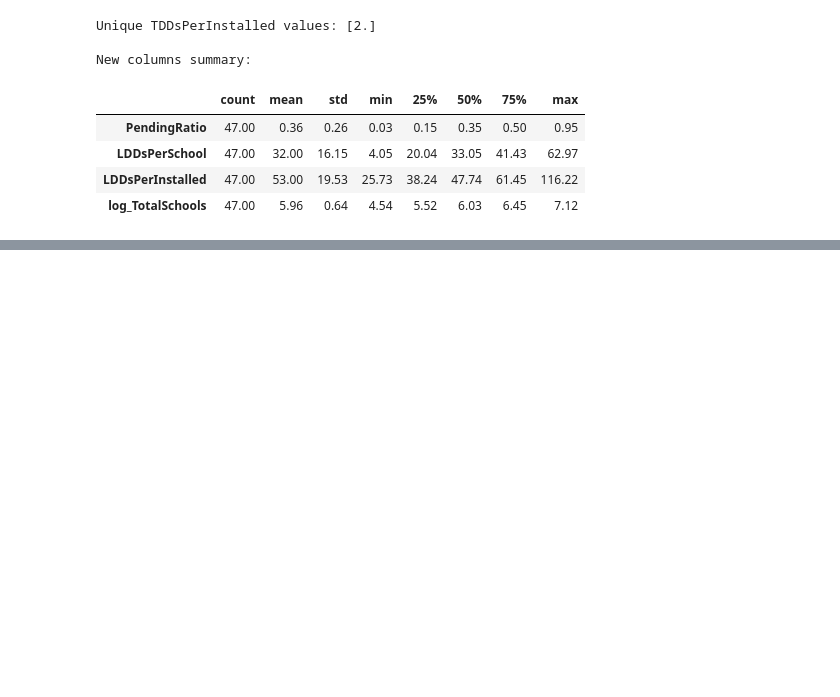
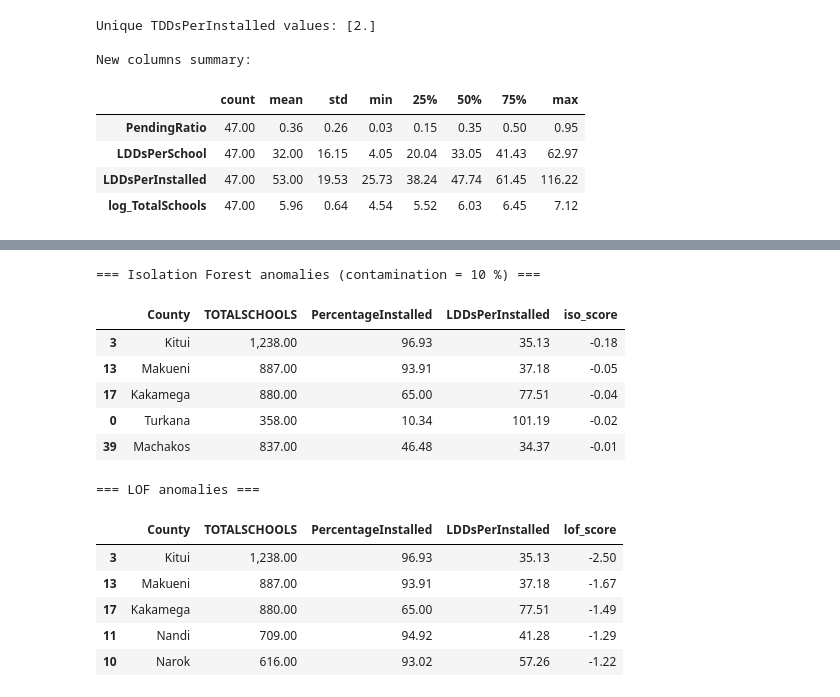
Before and after one commit to Rukundo-elie/country-schools-lab, a Jupyter notebook: Lab2_CountrySchools.ipynb, the cells around one changed output, grey strips where cells are left out. Cells and saved outputs as stored; diff of their text form; code cells hidden in the pictures; blank space fills up the shorter version.

```diff
--- a/Lab2_CountrySchools.ipynb
+++ b/Lab2_CountrySchools.ipynb
@@ -250,0 +274,37 @@ New columns summary:
+# %%
+# --- 5.3 Isolation Forest ---------------------------------------------------
+anom_feats = ["TOTALSCHOOLS","TotalSchoolsInstalled","SchoolsPending",
+              "PercentageInstalled","InstalledLDDs","InstalledTDDs"]
+Xa = StandardScaler().fit_transform(df[anom_feats])
+
+iso = IsolationForest(n_estimators=200, contamination=0.10, random_state=RANDOM_STATE)
+df["iso_label"] = iso.fit_predict(Xa)          # -1 = outlier
+df["iso_score"] = iso.decision_function(Xa)    # lower = more anomalous
+
+iso_out = df[df["iso_label"] == -1].sort_values("iso_score")
+print("=== Isolation Forest anomalies (contamination = 10 %) ===")
+display(iso_out[["County","TOTALSCHOOLS","PercentageInstalled","LDDsPerInstalled","iso_score"]])
+
+# --- 5.4 Local Outlier Factor -----------------------------------------------
+lof = LocalOutlierFactor(n_neighbors=7, contamination=0.10)
+df["lof_label"] = lof.fit_predict(Xa)
+df["lof_score"] = lof.negative_outlier_factor_
+
+lof_out = df[df["lof_label"] == -1].sort_values("lof_score")
+print("\n=== LOF anomalies ===")
+display(lof_out[["County","TOTALSCHOOLS","PercentageInstalled","LDDsPerInstalled","lof_score"]])
+# %% [output]
+=== Isolation Forest anomalies (contamination = 10 %) ===
+|  | County | TOTALSCHOOLS | PercentageInstalled | LDDsPerInstalled | iso_score |
+| 3 | Kitui | 1,238.00 | 96.93 | 35.13 | -0.18 |
+| 13 | Makueni | 887.00 | 93.91 | 37.18 | -0.05 |
+| 17 | Kakamega | 880.00 | 65.00 | 77.51 | -0.04 |
+| 0 | Turkana | 358.00 | 10.34 | 101.19 | -0.02 |
+| 39 | Machakos | 837.00 | 46.48 | 34.37 | -0.01 |
+=== LOF anomalies ===
+|  | County | TOTALSCHOOLS | PercentageInstalled | LDDsPerInstalled | lof_score |
+| 3 | Kitui | 1,238.00 | 96.93 | 35.13 | -2.50 |
+| 13 | Makueni | 887.00 | 93.91 | 37.18 | -1.67 |
+| 17 | Kakamega | 880.00 | 65.00 | 77.51 | -1.49 |
+| 11 | Nandi | 709.00 | 94.92 | 41.28 | -1.29 |
+| 10 | Narok | 616.00 | 93.02 | 57.26 | -1.22 |
```
Also changed, not shown: parts of 4 cells of this notebook.
